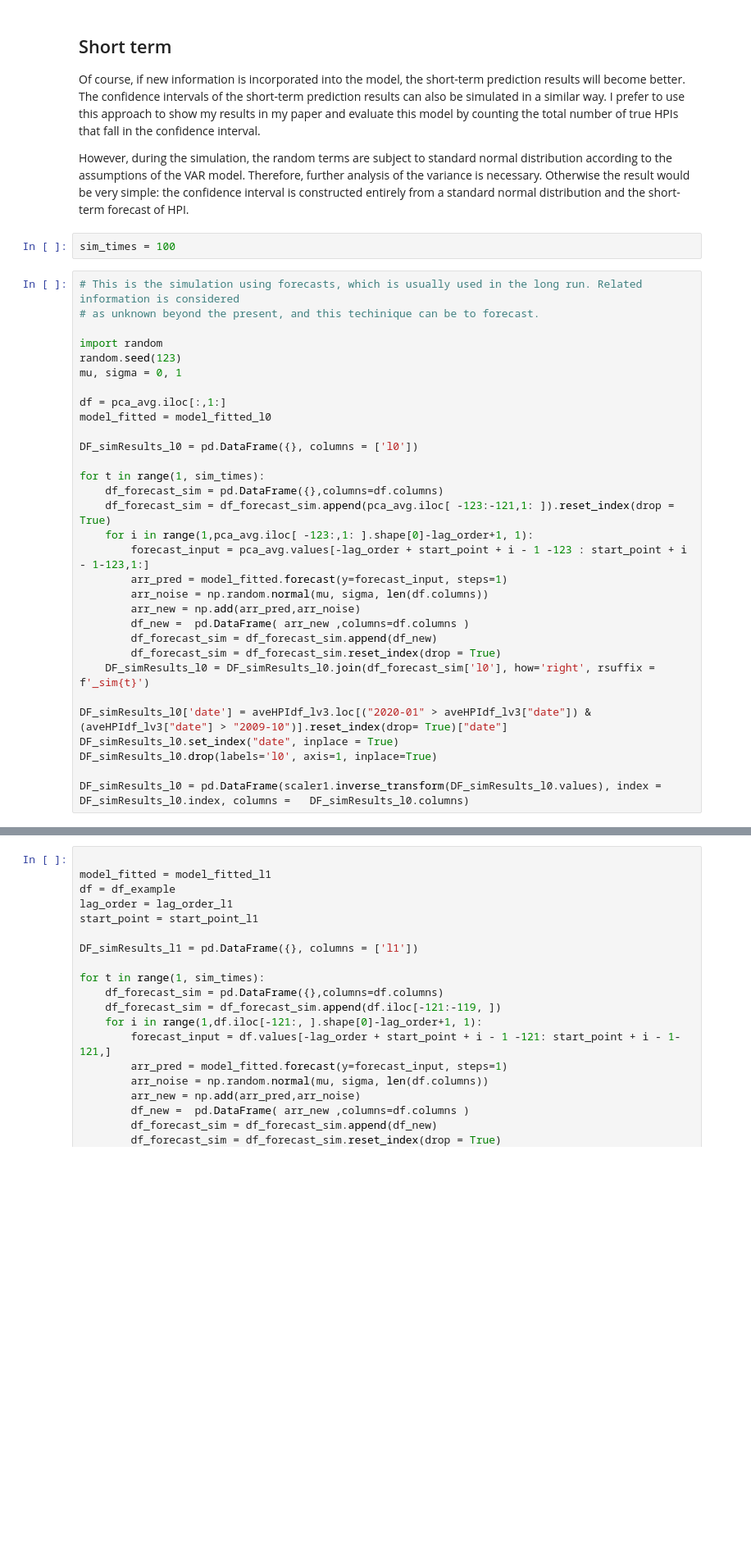
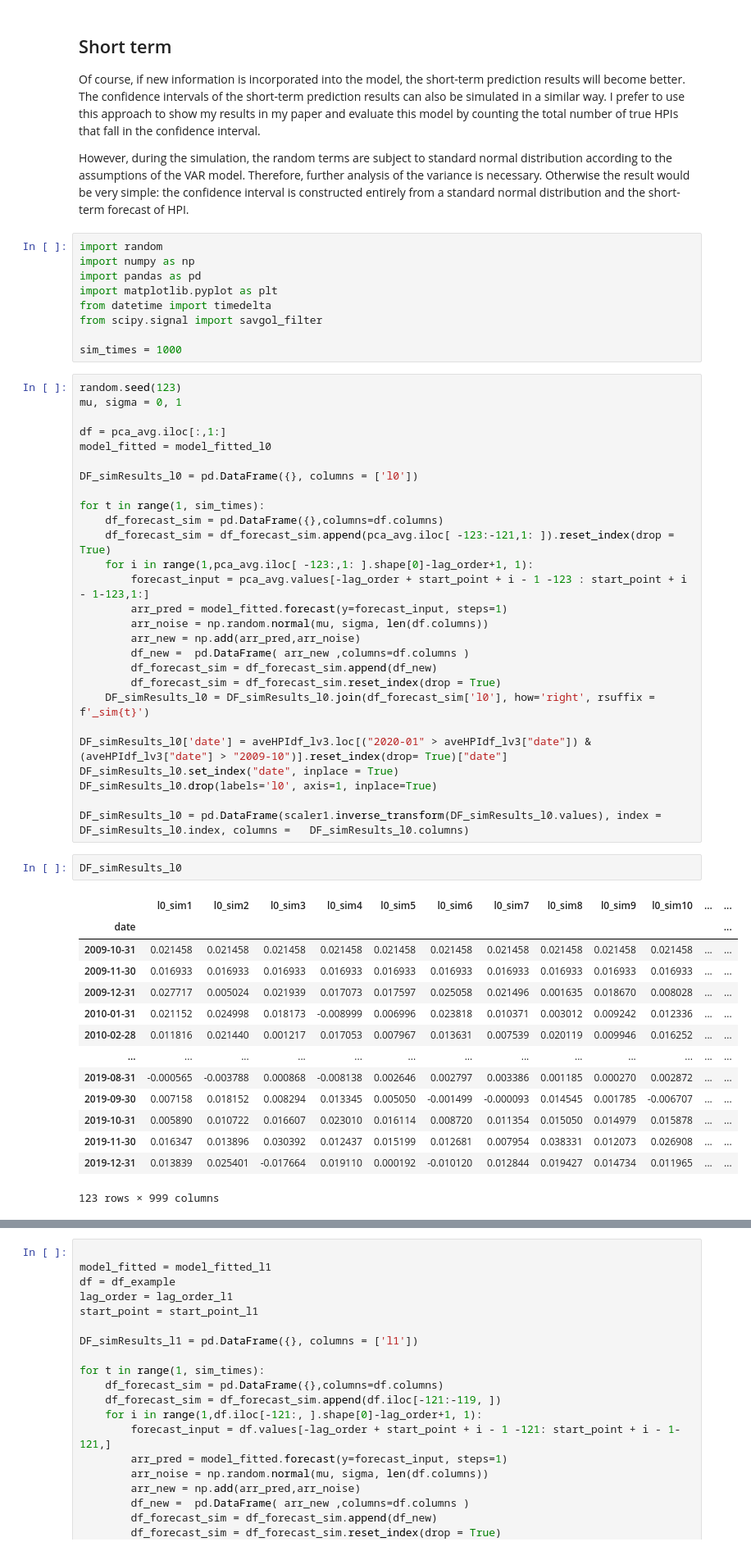
Before and after one commit to LyuLingfeng95/PhDProject1, a Jupyter notebook: Project1_p3(sa4).ipynb, the cells around one changed output, grey strips where cells are left out. Shown at 82% size. Cells and saved outputs as stored; diff of their text form; blank space fills up the shorter version.

```diff
--- a/Project1_p3(sa4).ipynb
+++ b/Project1_p3(sa4).ipynb
@@ -2323,12 +2310,15 @@ Of course, if new information is incorporated into the model, the short-term pre
 
 However, during the simulation, the random terms are subject to standard normal distribution according to the assumptions of the VAR model. Therefore, further analysis of the variance is necessary. Otherwise the result would be very simple: the confidence interval is constructed entirely from a standard normal distribution and the short-term forecast of HPI.
 # %%
-sim_times = 100
+import random
+import numpy as np
+import pandas as pd
+import matplotlib.pyplot as plt
+from datetime import timedelta
+from scipy.signal import savgol_filter
+
+sim_times = 1000
 # %%
-# This is the simulation using forecasts, which is usually used in the long run. Related information is considered
-# as unknown beyond the present, and this techinique can be to forecast.
-
-import random
 random.seed(123)
 mu, sigma = 0, 1
 
@@ -2355,6 +2345,23 @@ DF_simResults_l0.set_index("date", inplace = True)
 DF_simResults_l0.drop(labels='l0', axis=1, inplace=True)
 
 DF_simResults_l0 = pd.DataFrame(scaler1.inverse_transform(DF_simResults_l0.values), index = DF_simResults_l0.index, columns =   DF_simResults_l0.columns)
+# %%
+DF_simResults_l0
+# %% [output]
+|  | l0_sim1 | l0_sim2 | l0_sim3 | l0_sim4 | l0_sim5 | l0_sim6 | l0_sim7 | l0_sim8 | l0_sim9 | l0_sim10 | ... | ... |
+| date |  |  |  |  |  |  |  |  |  |  |  | ... |
+| 2009-10-31 | 0.021458 | 0.021458 | 0.021458 | 0.021458 | 0.021458 | 0.021458 | 0.021458 | 0.021458 | 0.021458 | 0.021458 | ... | ... |
+| 2009-11-30 | 0.016933 | 0.016933 | 0.016933 | 0.016933 | 0.016933 | 0.016933 | 0.016933 | 0.016933 | 0.016933 | 0.016933 | ... | ... |
+| 2009-12-31 | 0.027717 | 0.005024 | 0.021939 | 0.017073 | 0.017597 | 0.025058 | 0.021496 | 0.001635 | 0.018670 | 0.008028 | ... | ... |
+| 2010-01-31 | 0.021152 | 0.024998 | 0.018173 | -0.008999 | 0.006996 | 0.023818 | 0.010371 | 0.003012 | 0.009242 | 0.012336 | ... | ... |
+| 2010-02-28 | 0.011816 | 0.021440 | 0.001217 | 0.017053 | 0.007967 | 0.013631 | 0.007539 | 0.020119 | 0.009946 | 0.016252 | ... | ... |
+| ... | ... | ... | ... | ... | ... | ... | ... | ... | ... | ... | ... | ... |
+| 2019-08-31 | -0.000565 | -0.003788 | 0.000868 | -0.008138 | 0.002646 | 0.002797 | 0.003386 | 0.001185 | 0.000270 | 0.002872 | ... | ... |
+| 2019-09-30 | 0.007158 | 0.018152 | 0.008294 | 0.013345 | 0.005050 | -0.001499 | -0.000093 | 0.014545 | 0.001785 | -0.006707 | ... | ... |
+| 2019-10-31 | 0.005890 | 0.010722 | 0.016607 | 0.023010 | 0.016114 | 0.008720 | 0.011354 | 0.015050 | 0.014979 | 0.015878 | ... | ... |
+| 2019-11-30 | 0.016347 | 0.013896 | 0.030392 | 0.012437 | 0.015199 | 0.012681 | 0.007954 | 0.038331 | 0.012073 | 0.026908 | ... | ... |
+| 2019-12-31 | 0.013839 | 0.025401 | -0.017664 | 0.019110 | 0.000192 | -0.010120 | 0.012844 | 0.019427 | 0.014734 | 0.011965 | ... | ... |
+123 rows × 999 columns
 # %%
 # remain to be deleted
 key = 'Sydney - City and Inner South'
```
Also changed, not shown: parts of 25 cells of this notebook.
